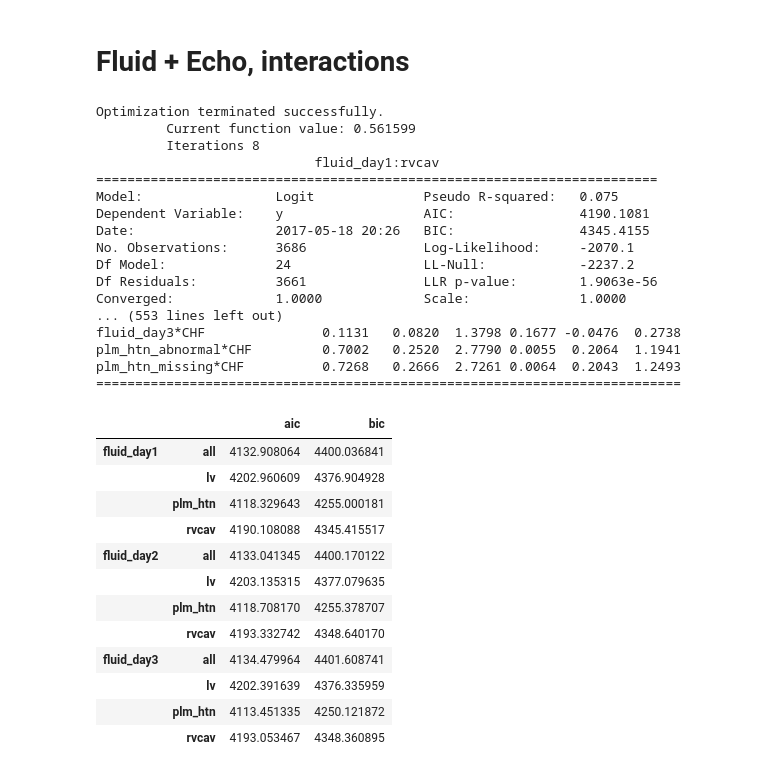
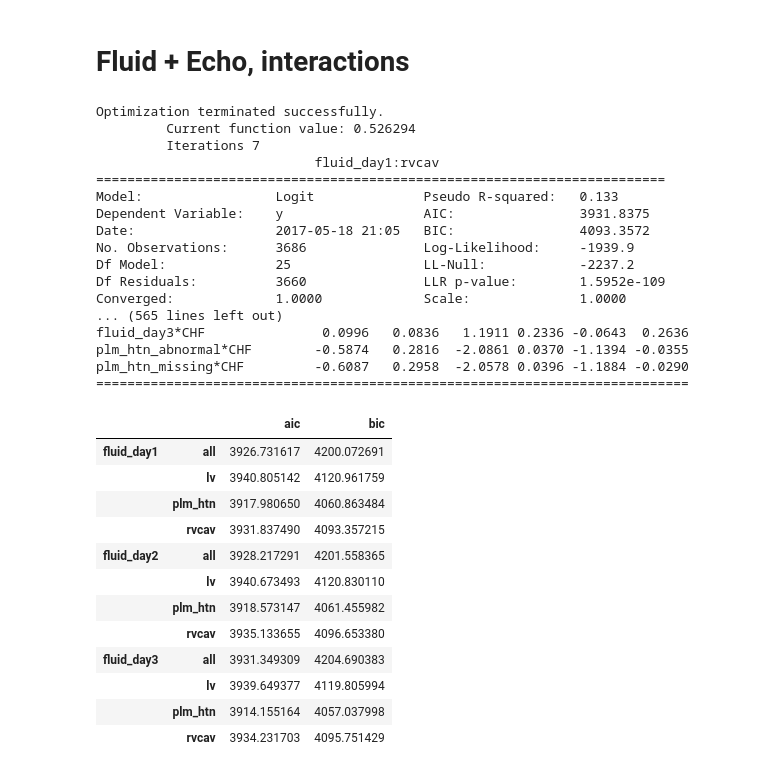
Before and after one commit to yhtgrace/echo, a Jupyter notebook: notebooks/170518_statsmodels_echo_GY.ipynb, the cells around one changed output. Cells and saved outputs as stored; diff of their text form; code cells hidden in the pictures.

```diff
--- a/notebooks/170518_statsmodels_echo_GY.ipynb
+++ b/notebooks/170518_statsmodels_echo_GY.ipynb
@@ -194,7 +195,7 @@ lv_normal = (lvsys == 0).astype(float)
 lv_depressed = ((lvsys == 1) | (lvsys == 2) | (lvsys == -2)).astype(float)
 lv_sev_depressed = (lvsys == 3).astype(float)
 X['lv_missing'] = lv_missing
-#X['lv_normal'] = lv_normal
+X['lv_normal'] = lv_normal
 X['lv_hyper'] = lv_hyperdynamic
 X['lv_depressed'] = lv_depressed
 X['lv_severe'] = lv_sev_depressed
@@ -210,7 +211,7 @@ tv_missing = ((np.isnan(tvpulm)) | (tvpulm < -2)).astype(float)
 tv_normal = (tvpulm == 0).astype(float)
 tv_abnormal = ((tvpulm == -2) | (tvpulm > 0)).astype(float)
 X['plm_htn_missing'] = tv_missing
-#X['plm_htn_normal'] = tv_normal
+X['plm_htn_normal'] = tv_normal
 X['plm_htn_abnormal'] = tv_abnormal
 
 # -3 cannot assess
@@ -225,7 +226,7 @@ rvcav_normal = (rvcavity == 0).astype(float)
 rvcav_small = (rvcavity == -1).astype(float)
 rvcav_dilated = ((rvcavity == -2) | (rvcavity > 0)).astype(float)
 X['rvcav_missing'] = rvcav_missing
-#X['rvcav_normal'] = rvcav_normal
+X['rvcav_normal'] = rvcav_normal
 X['rvcav_small'] = rvcav_small
 X['rvcav_dilated'] = rvcav_dilated
 
@@ -357,6 +374,7 @@ def make_interactions(fluid_fs, echo_fs):
 import statsmodels.api as sm
 # %%
 Xc = X[covariates]
+Xc = sm.add_constant(Xc)
 
 logit = sm.Logit(y, Xc)
 res = logit.fit()
@@ -389,6 +407,7 @@ for fluid_fs in ['fluid_day1', 'fluid_day2', 'fluid_day3']:
     for echo_fs in echo_features.keys():
 
         X_ = make_data(fluid_fs, echo_fs)
+        X_ = sm.add_constant(X_)
 
         logit = sm.Logit(y, X_)
         res = logit.fit()
@@ -437,56 +456,57 @@ on_vaso             0.6811   0.0935  7.2864 0.0000  0.4979  0.8643
 ixn = {}
 
 for fluid_fs in ['fluid_day1', 'fluid_day2', 'fluid_day3']:
     for echo_fs in echo_features.keys():
 
         Xd = make_data(fluid_fs, echo_fs)
         Xi = make_interactions(fluid_fs, echo_fs)
         X_ = pd.concat([Xd, Xi], axis = 1)
+        X_ = sm.add_constant(X_)
 
         try:
 
             logit = sm.Logit(y, X_)
             res = logit.fit(maxiter = 100)
 
             print(res.summary2(title = '{}:{}'.format(fluid_fs, echo_fs)))
 
             ixn[(fluid_fs, echo_fs)] = (res.aic, res.bic)
 
         except np.linalg.LinAlgError:
             print('{}:{} model failed to fit'.format(fluid_fs, echo_fs))
             continue
 
 ixn = pd.DataFrame(ixn).transpose()
 ixn.columns = ['aic', 'bic']
 ixn
 # %% [output]
 Optimization terminated successfully.
-         Current function value: 0.561599
-         Iterations 8
+         Current function value: 0.526294
+         Iterations 7
                             fluid_day1:rvcav
-========================================================================
-Model:                 Logit              Pseudo R-squared:   0.075
-Dependent Variable:    y                  AIC:                4190.1081
-Date:                  2017-05-18 20:26   BIC:                4345.4155
-No. Observations:      3686               Log-Likelihood:     -2070.1
-Df Model:              24                 LL-Null:            -2237.2
-Df Residuals:          3661               LLR p-value:        1.9063e-56
+=========================================================================
+Model:                 Logit              Pseudo R-squared:   0.133
+Dependent Variable:    y                  AIC:                3931.8375
+Date:                  2017-05-18 21:05   BIC:                4093.3572
+No. Observations:      3686               Log-Likelihood:     -1939.9
+Df Model:              25                 LL-Null:            -2237.2
+Df Residuals:          3660               LLR p-value:        1.5952e-109
 Converged:             1.0000             Scale:              1.0000
-... (553 lines left out)
-fluid_day3*CHF               0.1131   0.0820  1.3798 0.1677 -0.0476  0.2738
-plm_htn_abnormal*CHF         0.7002   0.2520  2.7790 0.0055  0.2064  1.1941
-plm_htn_missing*CHF          0.7268   0.2666  2.7261 0.0064  0.2043  1.2493
-===========================================================================
+... (565 lines left out)
+fluid_day3*CHF               0.0996   0.0836   1.1911 0.2336 -0.0643  0.2636
+plm_htn_abnormal*CHF        -0.5874   0.2816  -2.0861 0.0370 -1.1394 -0.0355
+plm_htn_missing*CHF         -0.6087   0.2958  -2.0578 0.0396 -1.1884 -0.0290
+============================================================================
 |  |  | aic | bic |
-| fluid_day1 | all | 4132.908064 | 4400.036841 |
-|  | lv | 4202.960609 | 4376.904928 |
-|  | plm_htn | 4118.329643 | 4255.000181 |
-|  | rvcav | 4190.108088 | 4345.415517 |
-| fluid_day2 | all | 4133.041345 | 4400.170122 |
-|  | lv | 4203.135315 | 4377.079635 |
-|  | plm_htn | 4118.708170 | 4255.378707 |
-|  | rvcav | 4193.332742 | 4348.640170 |
-| fluid_day3 | all | 4134.479964 | 4401.608741 |
-|  | lv | 4202.391639 | 4376.335959 |
-|  | plm_htn | 4113.451335 | 4250.121872 |
-|  | rvcav | 4193.053467 | 4348.360895 |
+| fluid_day1 | all | 3926.731617 | 4200.072691 |
+|  | lv | 3940.805142 | 4120.961759 |
+|  | plm_htn | 3917.980650 | 4060.863484 |
+|  | rvcav | 3931.837490 | 4093.357215 |
+| fluid_day2 | all | 3928.217291 | 4201.558365 |
+|  | lv | 3940.673493 | 4120.830110 |
+|  | plm_htn | 3918.573147 | 4061.455982 |
+|  | rvcav | 3935.133655 | 4096.653380 |
+| fluid_day3 | all | 3931.349309 | 4204.690383 |
+|  | lv | 3939.649377 | 4119.805994 |
+|  | plm_htn | 3914.155164 | 4057.037998 |
+|  | rvcav | 3934.231703 | 4095.751429 |
```
Also changed, not shown: parts of 8 cells of this notebook.
